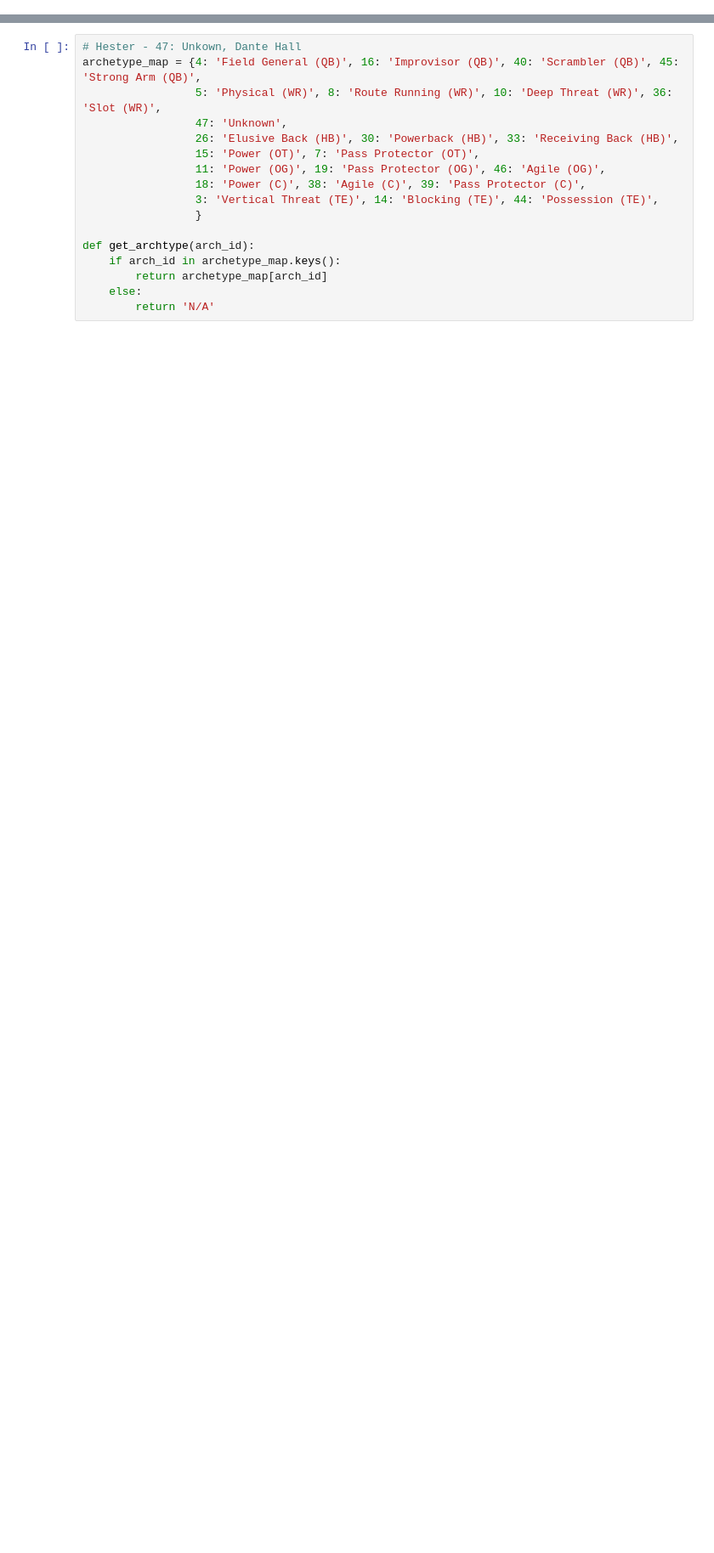
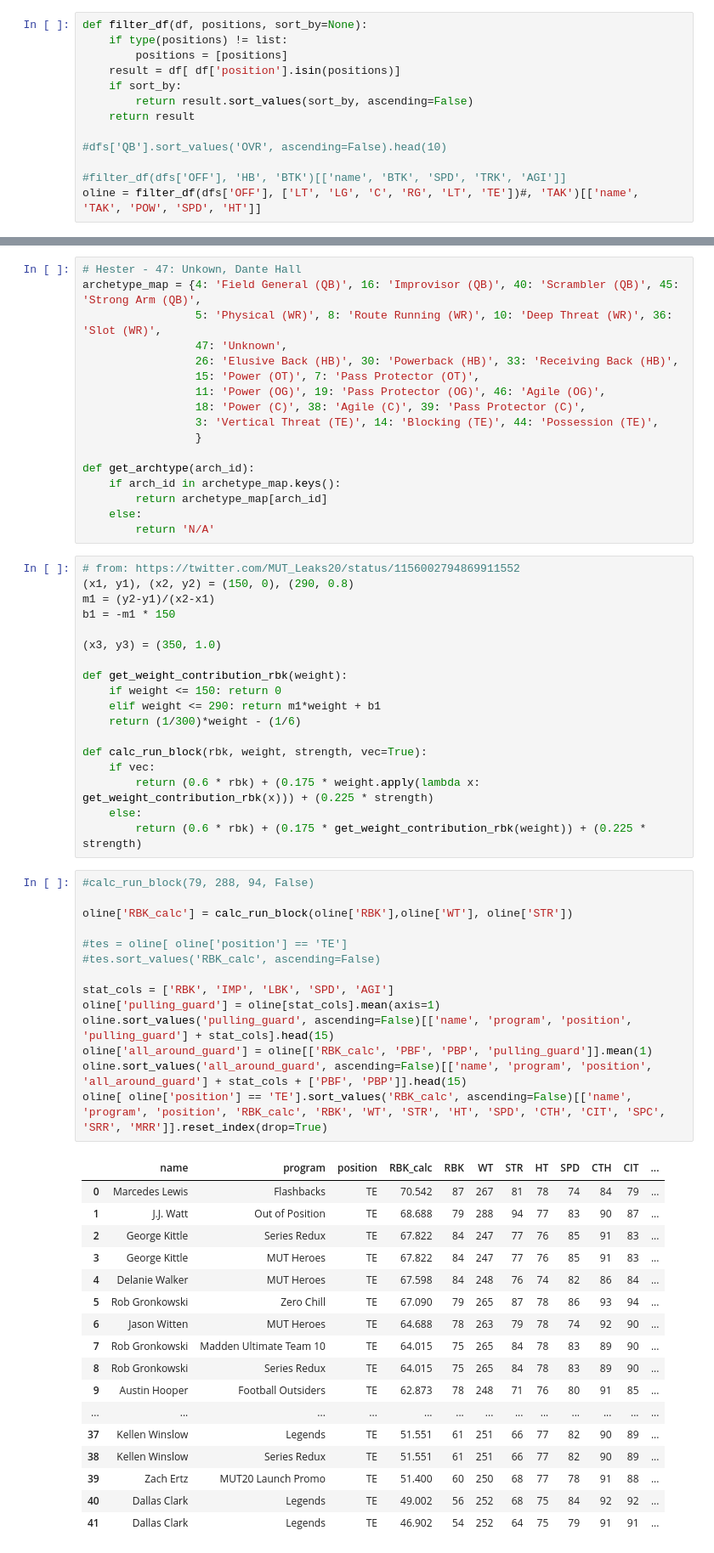
Before and after one commit to WJMatthew/MUT20, a Jupyter notebook: example.ipynb, the cells around one changed output, grey strips where cells are left out. Shown at 85% size. Cells and saved outputs as stored; diff of their text form; blank space fills up the shorter version.

```diff
--- a/example.ipynb
+++ b/example.ipynb
@@ -89,0 +81,13 @@ dfs['OFF'][ dfs['OFF']['position']=='FB'].head
+# %%
+def filter_df(df, positions, sort_by=None):
+    if type(positions) != list:
+        positions = [positions]
+    result = df[ df['position'].isin(positions)]
+    if sort_by:
+        return result.sort_values(sort_by, ascending=False)
+    return result
+
+#dfs['QB'].sort_values('OVR', ascending=False).head(10)
+
+#filter_df(dfs['OFF'], 'HB', 'BTK')[['name', 'BTK', 'SPD', 'TRK', 'AGI']]
+oline = filter_df(dfs['OFF'], ['LT', 'LG', 'C', 'RG', 'LT', 'TE'])#, 'TAK')[['name', 'TAK', 'POW', 'SPD', 'HT']]
@@ -104,3 +128,53 @@ def get_archtype(arch_id):
         return archetype_map[arch_id]
     else:
         return 'N/A'
+# %%
+# from: https://twitter.com/MUT_Leaks20/status/1156002794869911552
+(x1, y1), (x2, y2) = (150, 0), (290, 0.8)
+m1 = (y2-y1)/(x2-x1)
+b1 = -m1 * 150
+
+(x3, y3) = (350, 1.0)
+
+def get_weight_contribution_rbk(weight):
+    if weight <= 150: return 0
+    elif weight <= 290: return m1*weight + b1
+    return (1/300)*weight - (1/6)
+
+def calc_run_block(rbk, weight, strength, vec=True):
+    if vec:
+        return (0.6 * rbk) + (0.175 * weight.apply(lambda x: get_weight_contribution_rbk(x))) + (0.225 * strength)
+    else:
+        return (0.6 * rbk) + (0.175 * get_weight_contribution_rbk(weight)) + (0.225 * strength)
+# %%
+#calc_run_block(79, 288, 94, False)
+
+oline['RBK_calc'] = calc_run_block(oline['RBK'],oline['WT'], oline['STR'])
+
+#tes = oline[ oline['position'] == 'TE']
+#tes.sort_values('RBK_calc', ascending=False)
+
+stat_cols = ['RBK', 'IMP', 'LBK', 'SPD', 'AGI']
+oline['pulling_guard'] = oline[stat_cols].mean(axis=1)
+oline.sort_values('pulling_guard', ascending=False)[['name', 'program', 'position', 'pulling_guard'] + stat_cols].head(15)
+oline['all_around_guard'] = oline[['RBK_calc', 'PBF', 'PBP', 'pulling_guard']].mean(1)
+oline.sort_values('all_around_guard', ascending=False)[['name', 'program', 'position', 'all_around_guard'] + stat_cols + ['PBF', 'PBP']].head(15)
+oline[ oline['position'] == 'TE'].sort_values('RBK_calc', ascending=False)[['name', 'program', 'position', 'RBK_calc', 'RBK', 'WT', 'STR', 'HT', 'SPD', 'CTH', 'CIT', 'SPC', 'SRR', 'MRR']].reset_index(drop=True)
+# %% [output]
+|  | name | program | position | RBK_calc | RBK | WT | STR | HT | SPD | CTH | CIT | ... |
+| 0 | Marcedes Lewis | Flashbacks | TE | 70.542 | 87 | 267 | 81 | 78 | 74 | 84 | 79 | ... |
+| 1 | J.J. Watt | Out of Position | TE | 68.688 | 79 | 288 | 94 | 77 | 83 | 90 | 87 | ... |
+| 2 | George Kittle | Series Redux | TE | 67.822 | 84 | 247 | 77 | 76 | 85 | 91 | 83 | ... |
+| 3 | George Kittle | MUT Heroes | TE | 67.822 | 84 | 247 | 77 | 76 | 85 | 91 | 83 | ... |
+| 4 | Delanie Walker | MUT Heroes | TE | 67.598 | 84 | 248 | 76 | 74 | 82 | 86 | 84 | ... |
+| 5 | Rob Gronkowski | Zero Chill | TE | 67.090 | 79 | 265 | 87 | 78 | 86 | 93 | 94 | ... |
+| 6 | Jason Witten | MUT Heroes | TE | 64.688 | 78 | 263 | 79 | 78 | 74 | 92 | 90 | ... |
+| 7 | Rob Gronkowski | Madden Ultimate Team 10 | TE | 64.015 | 75 | 265 | 84 | 78 | 83 | 89 | 90 | ... |
+| 8 | Rob Gronkowski | Series Redux | TE | 64.015 | 75 | 265 | 84 | 78 | 83 | 89 | 90 | ... |
+| 9 | Austin Hooper | Football Outsiders | TE | 62.873 | 78 | 248 | 71 | 76 | 80 | 91 | 85 | ... |
+| ... | ... | ... | ... | ... | ... | ... | ... | ... | ... | ... | ... | ... |
+| 37 | Kellen Winslow | Legends | TE | 51.551 | 61 | 251 | 66 | 77 | 82 | 90 | 89 | ... |
+| 38 | Kellen Winslow | Series Redux | TE | 51.551 | 61 | 251 | 66 | 77 | 82 | 90 | 89 | ... |
+| 39 | Zach Ertz | MUT20 Launch Promo | TE | 51.400 | 60 | 250 | 68 | 77 | 78 | 91 | 88 | ... |
+| 40 | Dallas Clark | Legends | TE | 49.002 | 56 | 252 | 68 | 75 | 84 | 92 | 92 | ... |
+| 41 | Dallas Clark | Legends | TE | 46.902 | 54 | 252 | 64 | 75 | 79 | 91 | 91 | ... |
```
Also changed, not shown: parts of 6 cells of this notebook, 7 other files.
